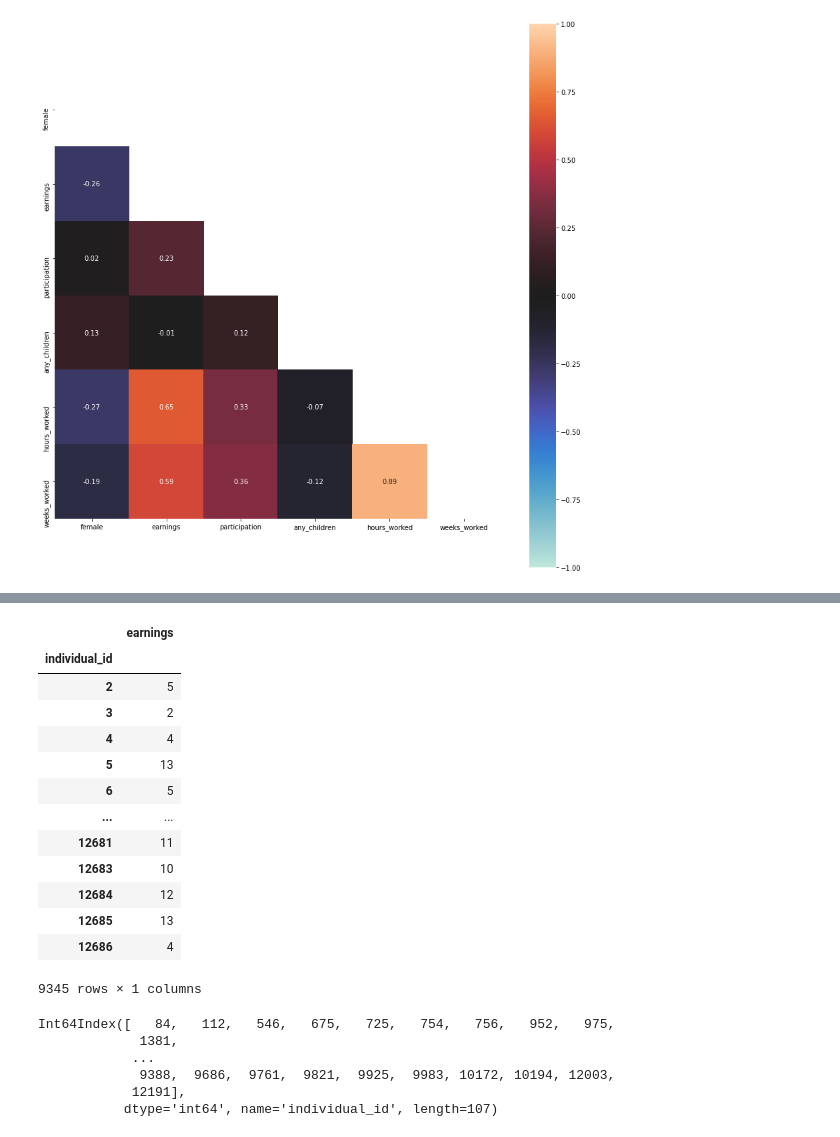
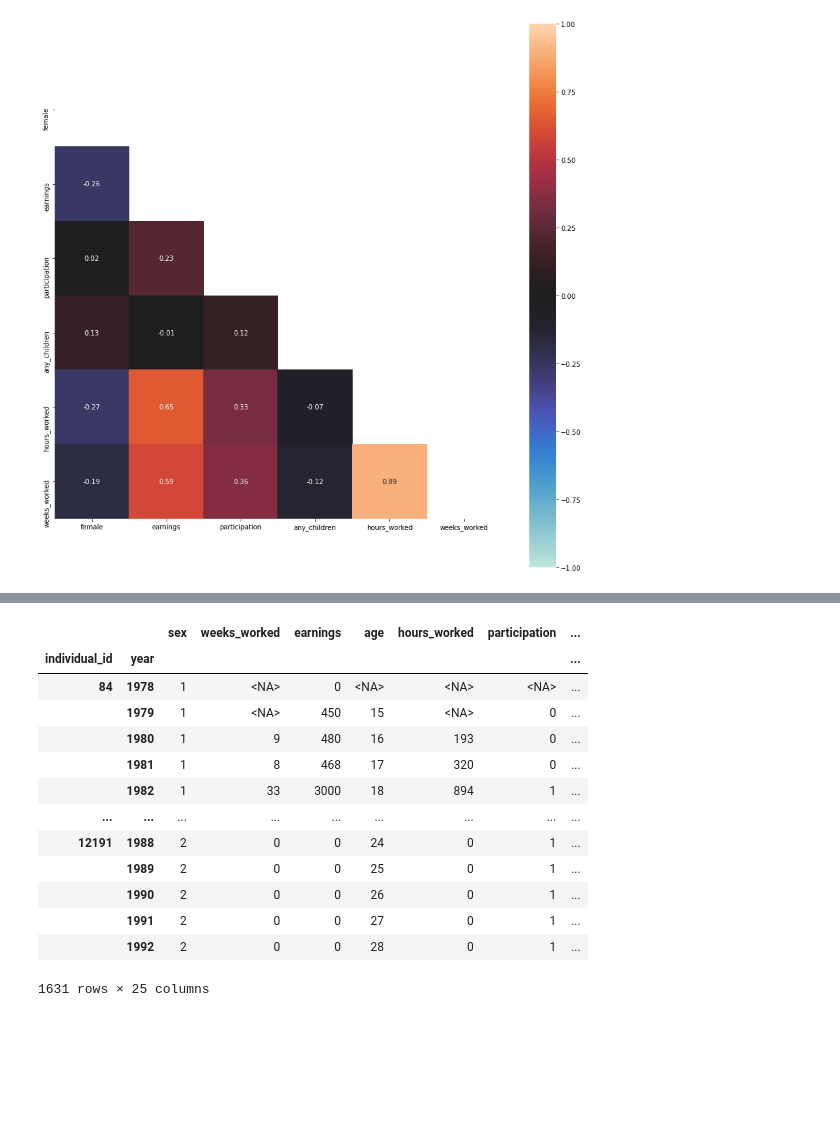
Before and after one commit to berikabinzet/Final_Project, a Jupyter notebook: src/data_management/data_cleaning_code.ipynb, the cells around one changed output, grey strips where cells are left out. Saved outputs shown, nothing was run; the diff lists cells and outputs as text; code cells hidden in the pictures; blank space fills up the shorter version.

Commit message:
Created balanced data frames for regression analysis.

```diff
--- a/src/data_management/data_cleaning_code.ipynb
+++ b/src/data_management/data_cleaning_code.ipynb
@@ -389,28 +389,21 @@ df["wage_rate"] = (df["earnings"] /df["hours_worked"])
 # %%
 #creating a balanced dataframe for earnings
 df_1 = df.groupby(level = 0)[["earnings"]].apply(lambda x: x.isna().sum())
-df_1
+df_1.loc[df_1["earnings"]== 0].index
+df_earnings_balanced = df.loc[df_1.loc[df_1["earnings"]== 0].index]
+df_earnings_balanced
 # %% [output]
-|  | earnings |
-| individual_id |  |
-| 2 | 5 |
-| 3 | 2 |
-| 4 | 4 |
-| 5 | 13 |
-| 6 | 5 |
-| ... | ... |
-| 12681 | 11 |
-| 12683 | 10 |
-| 12684 | 12 |
-| 12685 | 13 |
-| 12686 | 4 |
+|  |  | sex | weeks_worked | earnings | age | hours_worked | participation | ... |
+| individual_id | year |  |  |  |  |  |  | ... |
+| 84 | 1978 | 1 | <NA> | 0 | <NA> | <NA> | <NA> | ... |
+|  | 1979 | 1 | <NA> | 450 | 15 | <NA> | 0 | ... |
+|  | 1980 | 1 | 9 | 480 | 16 | 193 | 0 | ... |
+|  | 1981 | 1 | 8 | 468 | 17 | 320 | 0 | ... |
+|  | 1982 | 1 | 33 | 3000 | 18 | 894 | 1 | ... |
+| ... | ... | ... | ... | ... | ... | ... | ... | ... |
+| 12191 | 1988 | 2 | 0 | 0 | 24 | 0 | 1 | ... |
+|  | 1989 | 2 | 0 | 0 | 25 | 0 | 1 | ... |
+|  | 1990 | 2 | 0 | 0 | 26 | 0 | 1 | ... |
+|  | 1991 | 2 | 0 | 0 | 27 | 0 | 1 | ... |
+|  | 1992 | 2 | 0 | 0 | 28 | 0 | 1 | ... |
-9345 rows × 1 columns
+1631 rows × 25 columns
-# %%
-df_1.loc[df_1["earnings"]== 0].index
-# %% [output]
-Int64Index([   84,   112,   546,   675,   725,   754,   756,   952,   975,
-             1381,
-            ...
-             9388,  9686,  9761,  9821,  9925,  9983, 10172, 10194, 12003,
-            12191],
-           dtype='int64', name='individual_id', length=107)
```
Also changed, not shown: parts of 10 cells of this notebook.
